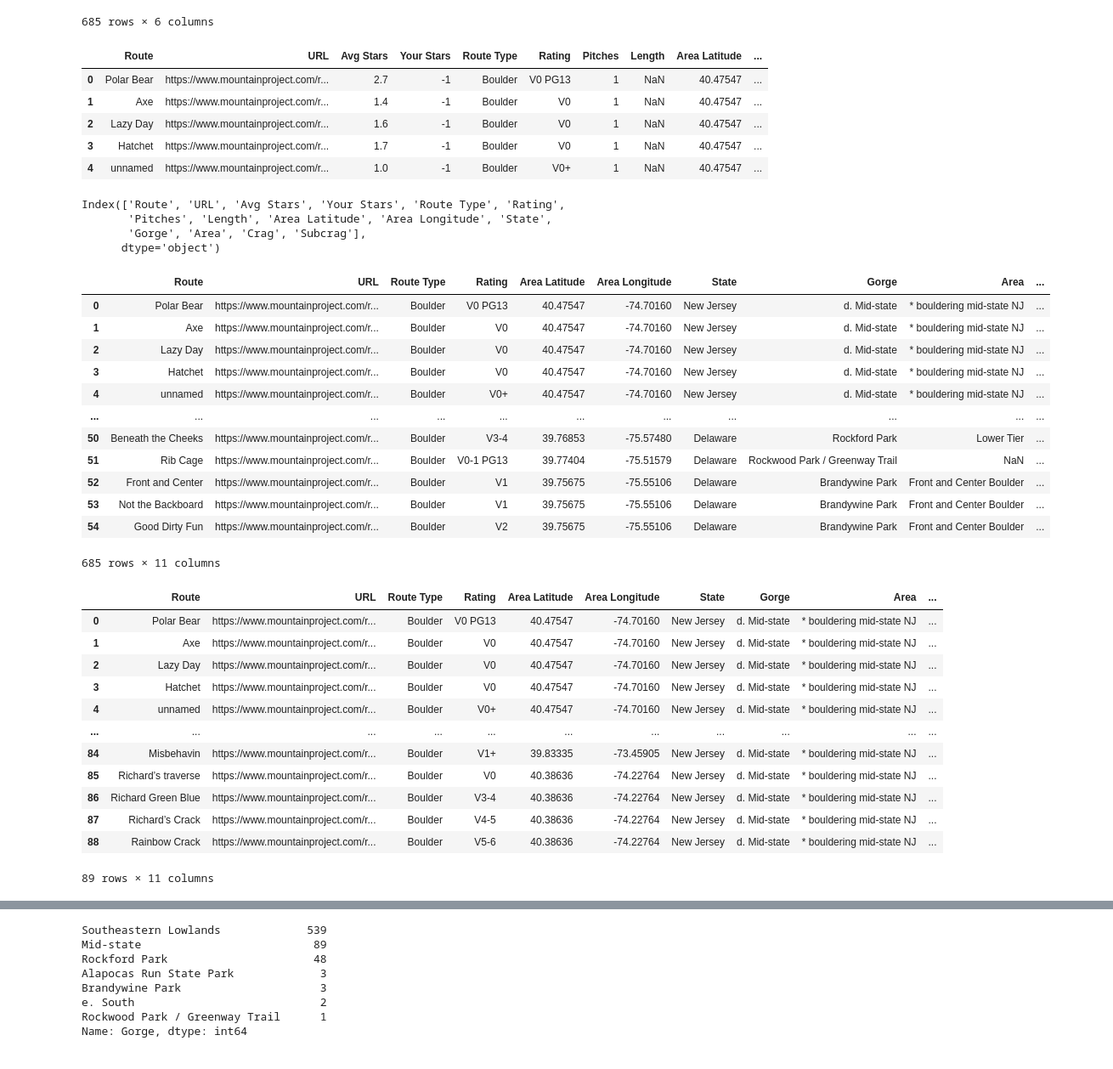
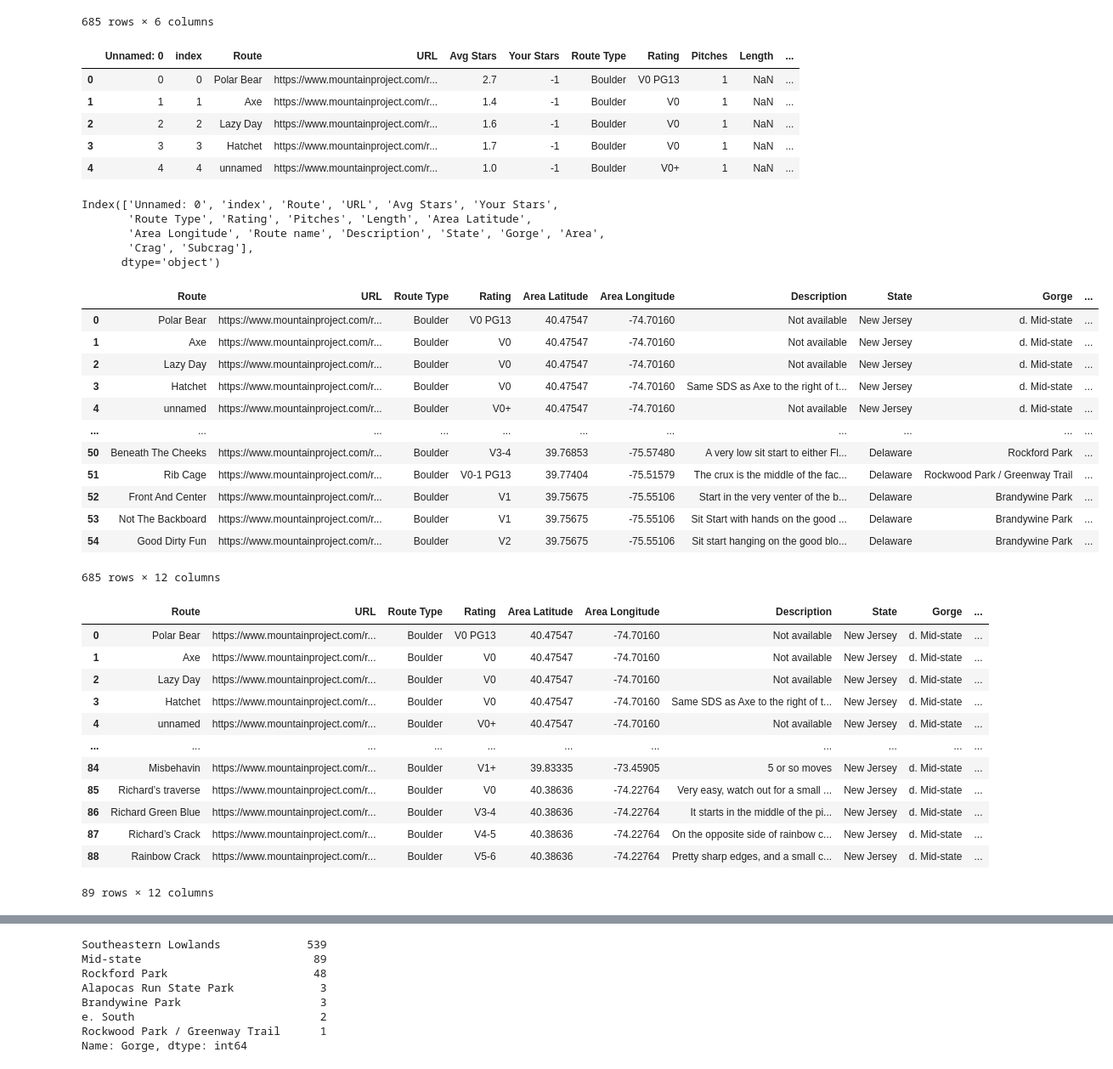
Before and after one commit to kchiev215/Passion_project, a Jupyter notebook: Location_DB.ipynb, the cells around one changed output, grey strips where cells are left out. Shown at 85% size. Cells and saved outputs as stored; diff of their text form; code cells hidden in the pictures.

```diff
--- a/Location_DB.ipynb
+++ b/Location_DB.ipynb
@@ -20,6 +20,6 @@ WebScrappingTool.ipynb
 database.sqlite
 # %%
-PA_boulders = pd.read_csv('Southeastern_Lowlands_Boulders.csv')
+PA_boulders = pd.read_csv('/Users/Thina/Desktop/Passionproject/Description_tables/combined_PA.csv')
 PA_boulders['State'] = 'PA'
 PA_boulders
 # %% [output]
@@ -39,5 +39,5 @@ PA_boulders
 # %%
-Delaware_Boulders = pd.read_csv('Delaware_Boulders.csv')
+Delaware_Boulders = pd.read_csv('/Users/Thina/Desktop/Passionproject/Description_tables/combined_DE.csv')
 
 Delaware_Boulders
 # %% [output]
@@ -61,4 +61,4 @@ Delaware_Boulders
 # %%
-NJ_MID_boulders = pd.read_csv('NJ_MID.csv')
+NJ_MID_boulders = pd.read_csv('/Users/Thina/Desktop/Passionproject/Description_tables/Combined_NJ_MID_boulder.csv')
 NJ_MID_boulders
 # %% [output]
@@ -78,4 +78,4 @@ NJ_MID_boulders
 # %%
-Delaware_Boulders = pd.read_csv('Delaware_Boulders.csv')
-Delaware_Boulders
+NJ_SOUTH_boulders = pd.read_csv('/Users/Thina/Desktop/Passionproject/Description_tables/combined_NJ_south.csv')
+NJ_SOUTH_boulders
 # %% [output]
@@ -157,54 +143,55 @@ combined_chart['Crag'] = location_df[3]
 combined_chart['Subcrag'] = location_df[4]
 combined_chart.head()
 # %% [output]
-|  | Route | URL | Avg Stars | Your Stars | Route Type | Rating | Pitches | Length | Area Latitude | ... |
-| 0 | Polar Bear | https://www.mountainproject.com/r... | 2.7 | -1 | Boulder | V0 PG13 | 1 | NaN | 40.47547 | ... |
-| 1 | Axe | https://www.mountainproject.com/r... | 1.4 | -1 | Boulder | V0 | 1 | NaN | 40.47547 | ... |
-| 2 | Lazy Day | https://www.mountainproject.com/r... | 1.6 | -1 | Boulder | V0 | 1 | NaN | 40.47547 | ... |
-| 3 | Hatchet | https://www.mountainproject.com/r... | 1.7 | -1 | Boulder | V0 | 1 | NaN | 40.47547 | ... |
-| 4 | unnamed | https://www.mountainproject.com/r... | 1.0 | -1 | Boulder | V0+ | 1 | NaN | 40.47547 | ... |
+|  | Unnamed: 0 | index | Route | URL | Avg Stars | Your Stars | Route Type | Rating | Pitches | Length | ... |
+| 0 | 0 | 0 | Polar Bear | https://www.mountainproject.com/r... | 2.7 | -1 | Boulder | V0 PG13 | 1 | NaN | ... |
+| 1 | 1 | 1 | Axe | https://www.mountainproject.com/r... | 1.4 | -1 | Boulder | V0 | 1 | NaN | ... |
+| 2 | 2 | 2 | Lazy Day | https://www.mountainproject.com/r... | 1.6 | -1 | Boulder | V0 | 1 | NaN | ... |
+| 3 | 3 | 3 | Hatchet | https://www.mountainproject.com/r... | 1.7 | -1 | Boulder | V0 | 1 | NaN | ... |
+| 4 | 4 | 4 | unnamed | https://www.mountainproject.com/r... | 1.0 | -1 | Boulder | V0+ | 1 | NaN | ... |
 # %%
 combined_chart.columns
 # %% [output]
-Index(['Route', 'URL', 'Avg Stars', 'Your Stars', 'Route Type', 'Rating',
-       'Pitches', 'Length', 'Area Latitude', 'Area Longitude', 'State',
-       'Gorge', 'Area', 'Crag', 'Subcrag'],
+Index(['Unnamed: 0', 'index', 'Route', 'URL', 'Avg Stars', 'Your Stars',
+       'Route Type', 'Rating', 'Pitches', 'Length', 'Area Latitude',
+       'Area Longitude', 'Route name', 'Description', 'State', 'Gorge', 'Area',
+       'Crag', 'Subcrag'],
       dtype='object')
 # %%
 columns_dropped = ['Avg Stars', 'Your Stars',
-       'Pitches', 'Length']
+       'Pitches', 'Length','Unnamed: 0', 'index','Route name']
 combined_chart = combined_chart.drop(columns_dropped, axis=1)
 combined_chart
 # %% [output]
-|  | Route | URL | Route Type | Rating | Area Latitude | Area Longitude | State | Gorge | Area | ... |
-| 0 | Polar Bear | https://www.mountainproject.com/r... | Boulder | V0 PG13 | 40.47547 | -74.70160 | New Jersey | d. Mid-state | * bouldering mid-state NJ | ... |
-| 1 | Axe | https://www.mountainproject.com/r... | Boulder | V0 | 40.47547 | -74.70160 | New Jersey | d. Mid-state | * bouldering mid-state NJ | ... |
-| 2 | Lazy Day | https://www.mountainproject.com/r... | Boulder | V0 | 40.47547 | -74.70160 | New Jersey | d. Mid-state | * bouldering mid-state NJ | ... |
-| 3 | Hatchet | https://www.mountainproject.com/r... | Boulder | V0 | 40.47547 | -74.70160 | New Jersey | d. Mid-state | * bouldering mid-state NJ | ... |
-| 4 | unnamed | https://www.mountainproject.com/r... | Boulder | V0+ | 40.47547 | -74.70160 | New Jersey | d. Mid-state | * bouldering mid-state NJ | ... |
+|  | Route | URL | Route Type | Rating | Area Latitude | Area Longitude | Description | State | Gorge | ... |
+| 0 | Polar Bear | https://www.mountainproject.com/r... | Boulder | V0 PG13 | 40.47547 | -74.70160 | Not available | New Jersey | d. Mid-state | ... |
+| 1 | Axe | https://www.mountainproject.com/r... | Boulder | V0 | 40.47547 | -74.70160 | Not available | New Jersey | d. Mid-state | ... |
+| 2 | Lazy Day | https://www.mountainproject.com/r... | Boulder | V0 | 40.47547 | -74.70160 | Not available | New Jersey | d. Mid-state | ... |
+| 3 | Hatchet | https://www.mountainproject.com/r... | Boulder | V0 | 40.47547 | -74.70160 | Same SDS as Axe to the right of t... | New Jersey | d. Mid-state | ... |
+| 4 | unnamed | https://www.mountainproject.com/r... | Boulder | V0+ | 40.47547 | -74.70160 | Not available | New Jersey | d. Mid-state | ... |
 | ... | ... | ... | ... | ... | ... | ... | ... | ... | ... | ... |
-| 50 | Beneath the Cheeks | https://www.mountainproject.com/r... | Boulder | V3-4 | 39.76853 | -75.57480 | Delaware | Rockford Park | Lower Tier | ... |
-| 51 | Rib Cage | https://www.mountainproject.com/r... | Boulder | V0-1 PG13 | 39.77404 | -75.51579 | Delaware | Rockwood Park / Greenway Trail | NaN | ... |
-| 52 | Front and Center | https://www.mountainproject.com/r... | Boulder | V1 | 39.75675 | -75.55106 | Delaware | Brandywine Park | Front and Center Boulder | ... |
-| 53 | Not the Backboard | https://www.mountainproject.com/r... | Boulder | V1 | 39.75675 | -75.55106 | Delaware | Brandywine Park | Front and Center Boulder | ... |
-| 54 | Good Dirty Fun | https://www.mountainproject.com/r... | Boulder | V2 | 39.75675 | -75.55106 | Delaware | Brandywine Park | Front and Center Boulder | ... |
+| 50 | Beneath The Cheeks | https://www.mountainproject.com/r... | Boulder | V3-4 | 39.76853 | -75.57480 | A very low sit start to either Fl... | Delaware | Rockford Park | ... |
+| 51 | Rib Cage | https://www.mountainproject.com/r... | Boulder | V0-1 PG13 | 39.77404 | -75.51579 | The crux is the middle of the fac... | Delaware | Rockwood Park / Greenway Trail | ... |
+| 52 | Front And Center | https://www.mountainproject.com/r... | Boulder | V1 | 39.75675 | -75.55106 | Start in the very venter of the b... | Delaware | Brandywine Park | ... |
+| 53 | Not The Backboard | https://www.mountainproject.com/r... | Boulder | V1 | 39.75675 | -75.55106 | Sit Start with hands on the good ... | Delaware | Brandywine Park | ... |
+| 54 | Good Dirty Fun | https://www.mountainproject.com/r... | Boulder | V2 | 39.75675 | -75.55106 | Sit start hanging on the good blo... | Delaware | Brandywine Park | ... |
-685 rows × 11 columns
+685 rows × 12 columns
 # %%
 combined_chart[combined_chart['Gorge'].values=='d. Mid-state']
 # %% [output]
-|  | Route | URL | Route Type | Rating | Area Latitude | Area Longitude | State | Gorge | Area | ... |
-| 0 | Polar Bear | https://www.mountainproject.com/r... | Boulder | V0 PG13 | 40.47547 | -74.70160 | New Jersey | d. Mid-state | * bouldering mid-state NJ | ... |
-| 1 | Axe | https://www.mountainproject.com/r... | Boulder | V0 | 40.47547 | -74.70160 | New Jersey | d. Mid-state | * bouldering mid-state NJ | ... |
-| 2 | Lazy Day | https://www.mountainproject.com/r... | Boulder | V0 | 40.47547 | -74.70160 | New Jersey | d. Mid-state | * bouldering mid-state NJ | ... |
-| 3 | Hatchet | https://www.mountainproject.com/r... | Boulder | V0 | 40.47547 | -74.70160 | New Jersey | d. Mid-state | * bouldering mid-state NJ | ... |
-| 4 | unnamed | https://www.mountainproject.com/r... | Boulder | V0+ | 40.47547 | -74.70160 | New Jersey | d. Mid-state | * bouldering mid-state NJ | ... |
+|  | Route | URL | Route Type | Rating | Area Latitude | Area Longitude | Description | State | Gorge | ... |
+| 0 | Polar Bear | https://www.mountainproject.com/r... | Boulder | V0 PG13 | 40.47547 | -74.70160 | Not available | New Jersey | d. Mid-state | ... |
+| 1 | Axe | https://www.mountainproject.com/r... | Boulder | V0 | 40.47547 | -74.70160 | Not available | New Jersey | d. Mid-state | ... |
+| 2 | Lazy Day | https://www.mountainproject.com/r... | Boulder | V0 | 40.47547 | -74.70160 | Not available | New Jersey | d. Mid-state | ... |
+| 3 | Hatchet | https://www.mountainproject.com/r... | Boulder | V0 | 40.47547 | -74.70160 | Same SDS as Axe to the right of t... | New Jersey | d. Mid-state | ... |
+| 4 | unnamed | https://www.mountainproject.com/r... | Boulder | V0+ | 40.47547 | -74.70160 | Not available | New Jersey | d. Mid-state | ... |
 | ... | ... | ... | ... | ... | ... | ... | ... | ... | ... | ... |
-| 84 | Misbehavin | https://www.mountainproject.com/r... | Boulder | V1+ | 39.83335 | -73.45905 | New Jersey | d. Mid-state | * bouldering mid-state NJ | ... |
-| 85 | Richard’s traverse | https://www.mountainproject.com/r... | Boulder | V0 | 40.38636 | -74.22764 | New Jersey | d. Mid-state | * bouldering mid-state NJ | ... |
-| 86 | Richard Green Blue | https://www.mountainproject.com/r... | Boulder | V3-4 | 40.38636 | -74.22764 | New Jersey | d. Mid-state | * bouldering mid-state NJ | ... |
-| 87 | Richard’s Crack | https://www.mountainproject.com/r... | Boulder | V4-5 | 40.38636 | -74.22764 | New Jersey | d. Mid-state | * bouldering mid-state NJ | ... |
-| 88 | Rainbow Crack | https://www.mountainproject.com/r... | Boulder | V5-6 | 40.38636 | -74.22764 | New Jersey | d. Mid-state | * bouldering mid-state NJ | ... |
+| 84 | Misbehavin | https://www.mountainproject.com/r... | Boulder | V1+ | 39.83335 | -73.45905 | 5 or so moves | New Jersey | d. Mid-state | ... |
+| 85 | Richard’s traverse | https://www.mountainproject.com/r... | Boulder | V0 | 40.38636 | -74.22764 | Very easy, watch out for a small ... | New Jersey | d. Mid-state | ... |
+| 86 | Richard Green Blue | https://www.mountainproject.com/r... | Boulder | V3-4 | 40.38636 | -74.22764 | It starts in the middle of the pi... | New Jersey | d. Mid-state | ... |
+| 87 | Richard’s Crack | https://www.mountainproject.com/r... | Boulder | V4-5 | 40.38636 | -74.22764 | On the opposite side of rainbow c... | New Jersey | d. Mid-state | ... |
+| 88 | Rainbow Crack | https://www.mountainproject.com/r... | Boulder | V5-6 | 40.38636 | -74.22764 | Pretty sharp edges, and a small c... | New Jersey | d. Mid-state | ... |
-89 rows × 11 columns
+89 rows × 12 columns
 # %%
 combined_chart['Gorge'] = combined_chart['Gorge'].str.replace('d. Mid-state','Mid-state')
 combined_chart
```
Also changed, not shown: parts of 30 cells of this notebook.
